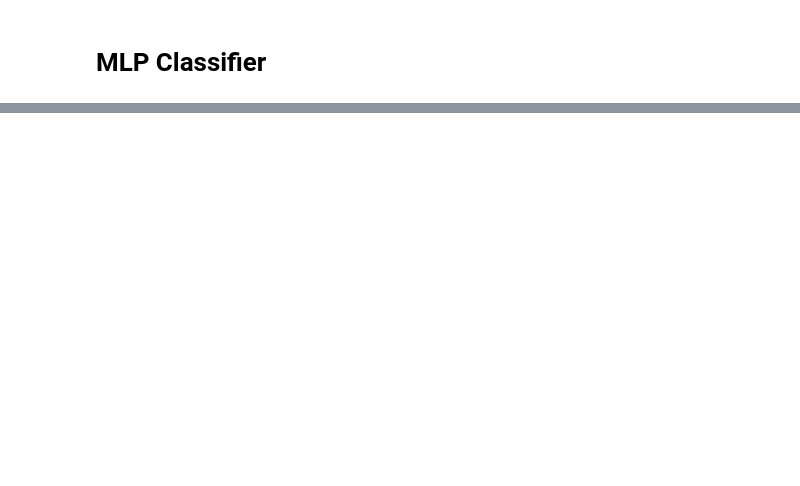
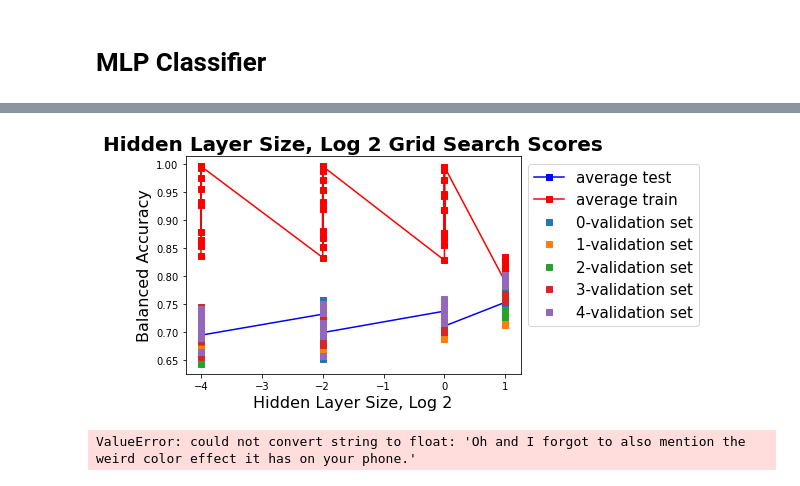
Before and after one commit to Dtphelan1/sentiment-analysis, a Jupyter notebook: WordEmbeddingClassifier.ipynb, the cells around one changed output, grey strips where cells are left out. Cells and saved outputs as stored; diff of their text form; code cells hidden in the pictures; blank space fills up the shorter version.

Commit message:
Updating WordEmbedding notebook; Noebook to split data on review source

```diff
--- a/WordEmbeddingClassifier.ipynb
+++ b/WordEmbeddingClassifier.ipynb
@@ -250,2 +104,0 @@ lasso_searcher = sklearn.model_selection.GridSearchCV(
-# %%
-lasso_searcher.fit(x_train_embeddings, y_train)
@@ -411,0 +450,4 @@ Number of trials used in grid search:  36
+# %%
+# Plotting the CV results for a gridsearch over one feature
+cv_results = embedding_mlp_grid_searcher.cv_results_
+cv_results
@@ -411,0 +475,46 @@ Number of trials used in grid search:  36
+# %%
+
+def plot_cv_folds(cv_results, param_name, param_label, folds, log10=False, log2=False):
+    _, ax = plt.subplots(1, 1)
+
+    # Get averages
+    mean_test_score = cv_results['mean_test_score']
+    mean_train_score = cv_results['mean_train_score']
+
+    # Get x_values
+    param_values = cv_results[f'param_{param_name}']
+    x_values = param_values.data.astype(np.float64)
+    if (log10):
+        x_values = np.log10(x_values)
+    elif (log2):
+        x_values = np.log2(x_values)
+
+    ax.plot(x_values, mean_test_score, '-bs', label=f'average test')
+    ax.plot(x_values, mean_train_score, '-rs', label=f'average train')
+
+    # Get overall mean_train_score
+    for fold in range(folds):
+        fold_scores = cv_results[f'split{fold}_test_score']
+        ax.plot(x_values, fold_scores, 's', label=f'{fold}-validation set')
+
+    ax.set_title(f"{param_label} Grid Search Scores", fontsize=20, fontweight='bold')
+    ax.set_xlabel(param_label, fontsize=16)
+    ax.set_ylabel('Balanced Accuracy', fontsize=16)
+    ax.legend(loc="best", fontsize=15, bbox_to_anchor=(1, 1))
+# %%
+# Plotting the CV results for a gridsearch over one feature
+
+cv_results = embedding_mlp_grid_searcher.cv_results_
+# Two plots: One comparing train and test performance; one comparing all of the fold scores against one another
+# Plot one
+param = list(mlp_parameters.keys())[1]
+param_label = "Hidden Layer Size, Log 2"
+
+plot_cv_folds(cv_results, param, param_label, 5, log10=True)
+# %% [output]
+[figure, added]
+# %%
+embedding_mlp_best_pipeline = embedding_mlp_grid_searcher.best_estimator_
+analysis_of_mistakes(embedding_mlp_best_pipeline, x_train_df, y_train)
+# %% [output]
+ValueError: could not convert string to float: 'Oh and I forgot to also mention the weird color effect it has on your phone.'
```
Also changed, not shown: parts of 62 cells of this notebook, 2 other files.
